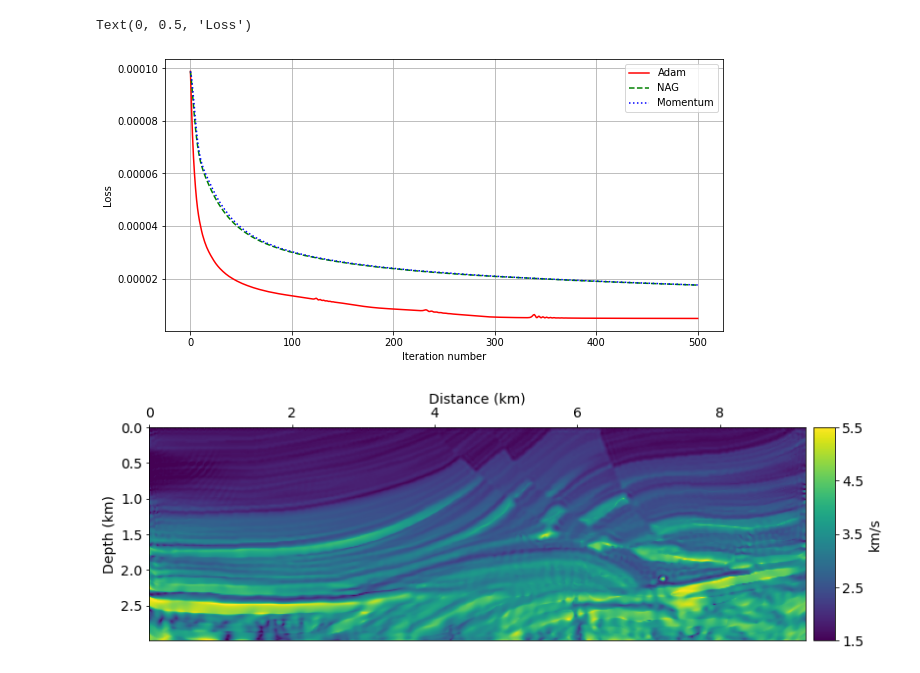
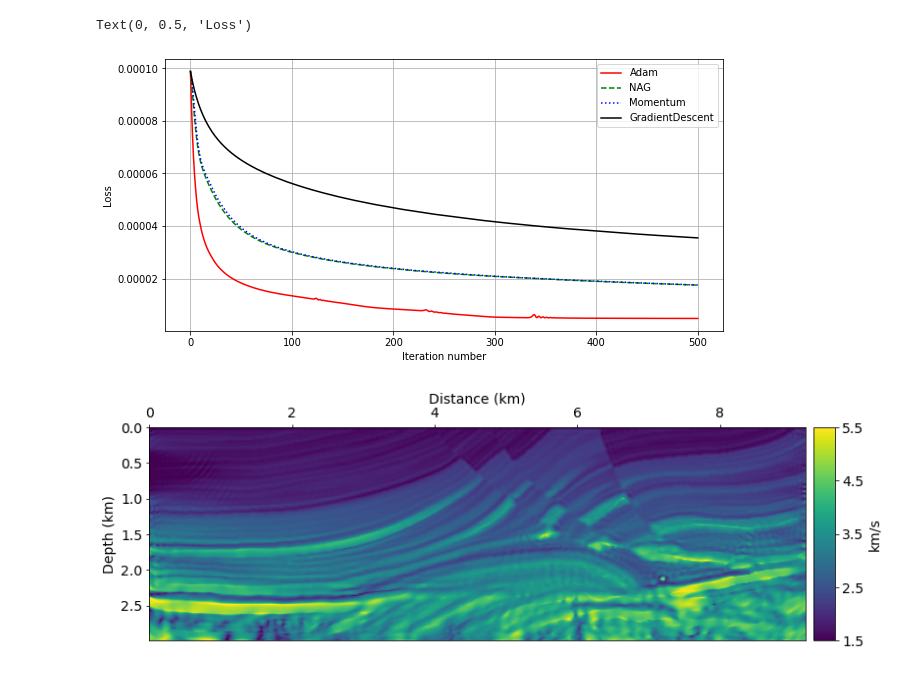
Before and after one commit to pkgpl/fwi_project_example, a Jupyter notebook: results/InversionResults.ipynb, the cells around one changed output. Saved outputs shown, nothing was run; the diff lists cells and outputs as text; code cells hidden in the pictures.

```diff
--- a/results/InversionResults.ipynb
+++ b/results/InversionResults.ipynb
@@ -17,18 +17,20 @@ shape=(nx,nz)
 loss_adam, vel_adam = get_data("../src/time/runs/May18_01-20-34_925924ccf8a8Adam/", shape)
 loss_nag,  vel_nag  = get_data("../src/time/runs/May18_02-17-18_925924ccf8a8Nag/", shape)
 loss_mnt,  vel_mnt  = get_data("../src/time/runs/May18_04-52-45_925924ccf8a8Momentum/", shape)
+loss_gd,   vel_gd   = get_data("../src/time/runs/May18_05-37-14_925924ccf8a8GD/", shape)
 # %%
 plt.figure(figsize=[10,5])
 plt.plot(loss_adam[:,0],loss_adam[:,1],'r-', label="Adam")
 plt.plot(loss_nag[:,0], loss_nag[:,1] ,'g--', label="NAG")
 plt.plot(loss_mnt[:,0], loss_mnt[:,1] ,'b:', label='Momentum')
+plt.plot(loss_gd[:,0], loss_gd[:,1] ,'k-', label='GradientDescent')
 plt.grid()
 plt.legend()
 plt.xlabel("Iteration number")
 plt.ylabel("Loss")
 # %% [output]
 Text(0, 0.5, 'Loss')
-[figure, old version]
+[figure, new version]
 # %%
 vmin=1.5
 vmax=5.5
```
Also changed, not shown: parts of 1 cell of this notebook.
